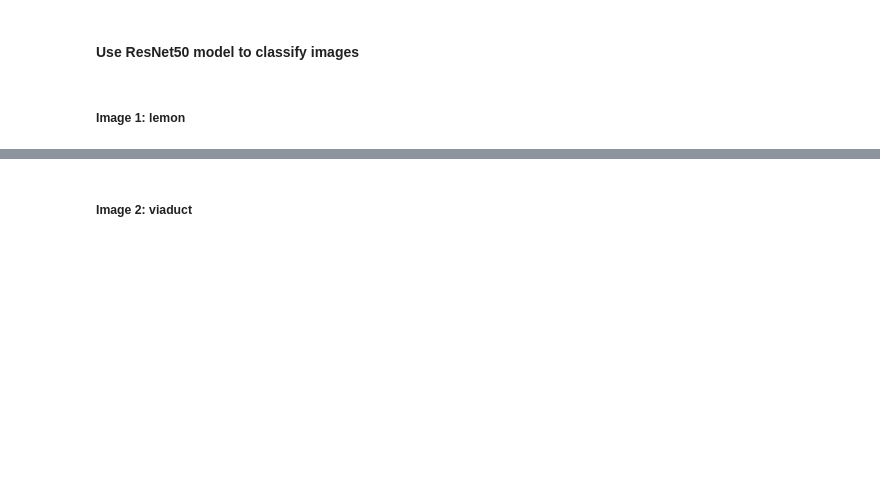
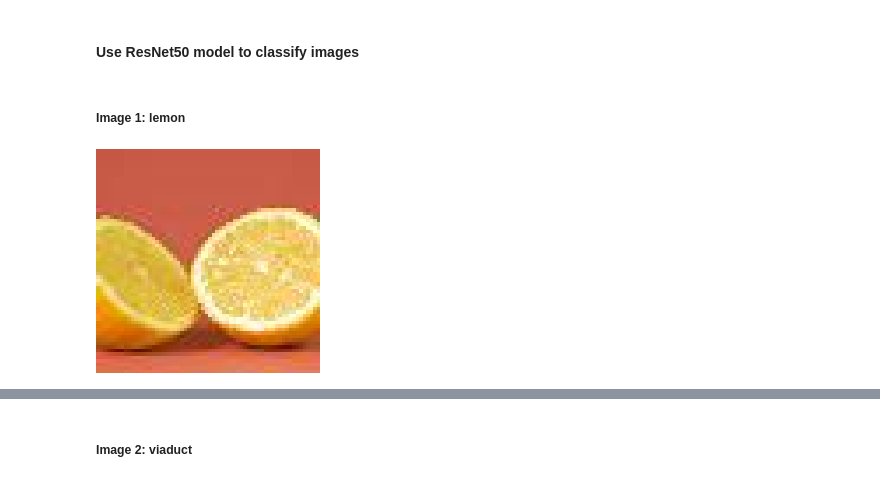
Before and after one commit to heritaco/Coursera, a Jupyter notebook: TensorFlow 2/01 Getting Started/04 Saving and Loading Models/00 Coding Tutorial.ipynb, the cells around one changed output, grey strips where cells are left out. Drawn from its saved outputs; the diff is of its cells as text; code cells hidden in the pictures; blank space fills up the shorter version.

```diff
--- a/TensorFlow 2/01 Getting Started/04 Saving and Loading Models/00 Coding Tutorial.ipynb
+++ b/TensorFlow 2/01 Getting Started/04 Saving and Loading Models/00 Coding Tutorial.ipynb
@@ -237,5 +450,9 @@ def get_top_5_predictions(img):
 ##### Image 1: lemon
 # %%
 # Display image
+
+lemon_img
+# %% [output]
+[figure, added]
 # %%
 # Display top 5 predictions
```
Also changed, not shown: parts of 83 cells of this notebook, 19 other files.
